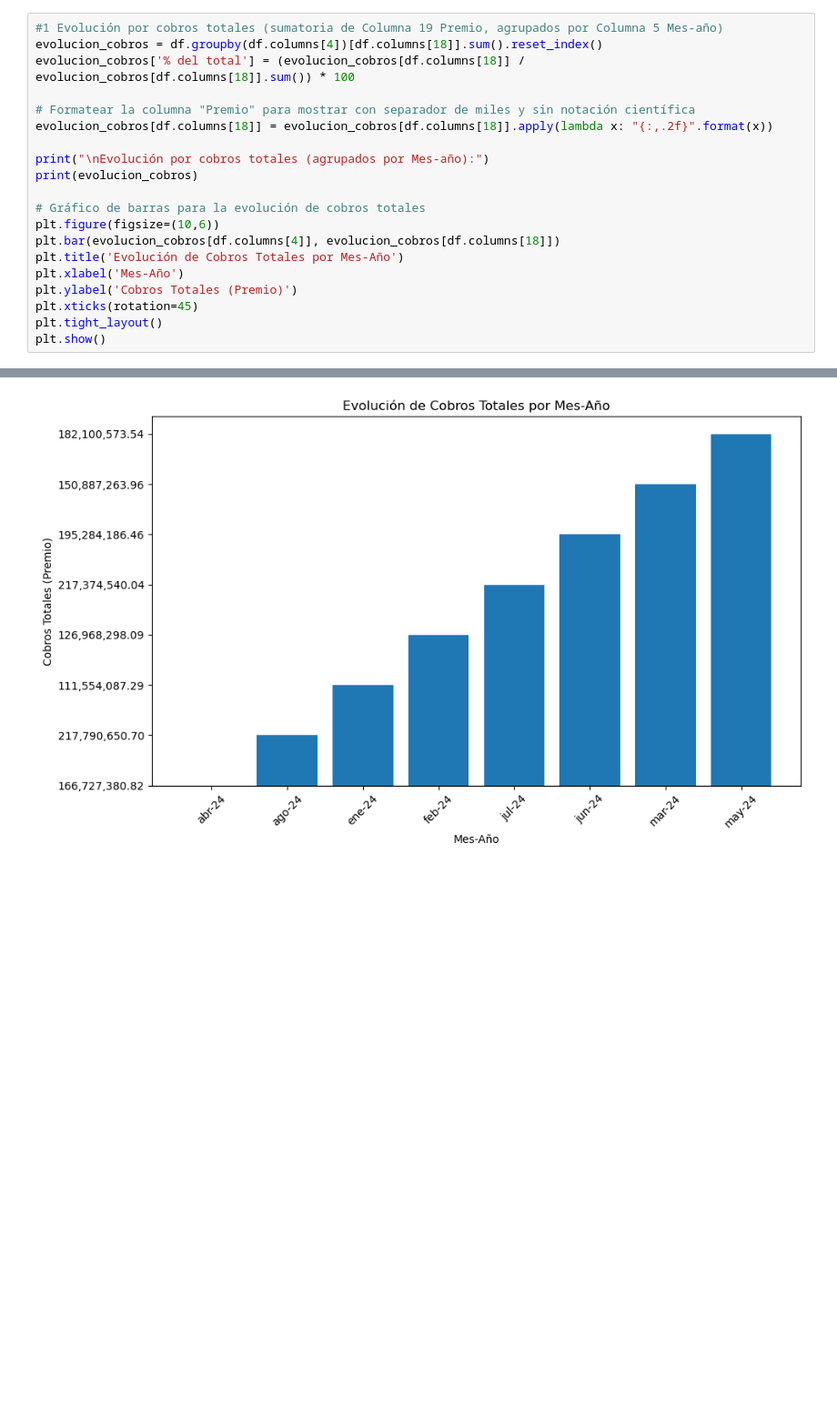
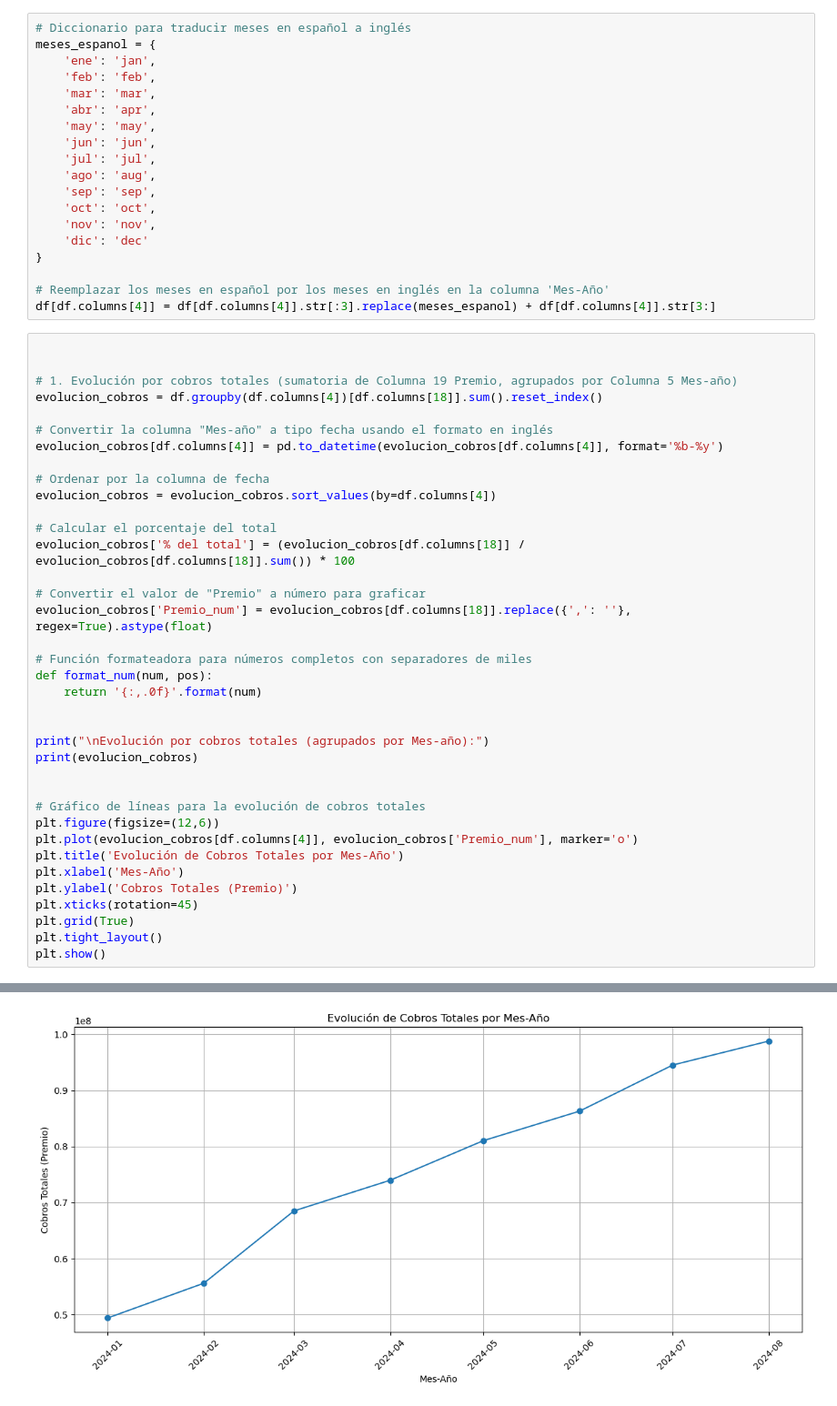
Before and after one commit to NicoPedrosa/reporte-cobros, a Jupyter notebook: FP reporte comisiones.ipynb, the cells around one changed output, grey strips where cells are left out. Shown at 91% size. Saved outputs shown, nothing was run; the diff lists cells and outputs as text; blank space fills up the shorter version.

```diff
--- a/FP reporte comisiones.ipynb
+++ b/FP reporte comisiones.ipynb
@@ -8,21 +48,57 @@ df = pd.read_csv(file_path)
+# %%
+# Diccionario para traducir meses en español a inglés
+meses_espanol = {
+    'ene': 'jan',
+    'feb': 'feb',
+    'mar': 'mar',
+    'abr': 'apr',
+    'may': 'may',
+    'jun': 'jun',
+    'jul': 'jul',
+    'ago': 'aug',
+    'sep': 'sep',
+    'oct': 'oct',
+    'nov': 'nov',
+    'dic': 'dec'
+}
+
+# Reemplazar los meses en español por los meses en inglés en la columna 'Mes-Año'
+df[df.columns[4]] = df[df.columns[4]].str[:3].replace(meses_espanol) + df[df.columns[4]].str[3:]
 # %%
-#1 Evolución por cobros totales (sumatoria de Columna 19 Premio, agrupados por Columna 5 Mes-año)
+
+
+# 1. Evolución por cobros totales (sumatoria de Columna 19 Premio, agrupados por Columna 5 Mes-año)
 evolucion_cobros = df.groupby(df.columns[4])[df.columns[18]].sum().reset_index()
+
+# Convertir la columna "Mes-año" a tipo fecha usando el formato en inglés
+evolucion_cobros[df.columns[4]] = pd.to_datetime(evolucion_cobros[df.columns[4]], format='%b-%y')
+
+# Ordenar por la columna de fecha
+evolucion_cobros = evolucion_cobros.sort_values(by=df.columns[4])
+
+# Calcular el porcentaje del total
 evolucion_cobros['% del total'] = (evolucion_cobros[df.columns[18]] / evolucion_cobros[df.columns[18]].sum()) * 100
 
-# Formatear la columna "Premio" para mostrar con separador de miles y sin notación científica
-evolucion_cobros[df.columns[18]] = evolucion_cobros[df.columns[18]].apply(lambda x: "{:,.2f}".format(x))
+# Convertir el valor de "Premio" a número para graficar
+evolucion_cobros['Premio_num'] = evolucion_cobros[df.columns[18]].replace({',': ''}, regex=True).astype(float)
+
+# Función formateadora para números completos con separadores de miles
+def format_num(num, pos):
+    return '{:,.0f}'.format(num)
+
 
 print("\nEvolución por cobros totales (agrupados por Mes-año):")
 print(evolucion_cobros)
 
-# Gráfico de barras para la evolución de cobros totales
-plt.figure(figsize=(10,6))
-plt.bar(evolucion_cobros[df.columns[4]], evolucion_cobros[df.columns[18]])
+
+# Gráfico de líneas para la evolución de cobros totales
+plt.figure(figsize=(12,6))
+plt.plot(evolucion_cobros[df.columns[4]], evolucion_cobros['Premio_num'], marker='o')
 plt.title('Evolución de Cobros Totales por Mes-Año')
 plt.xlabel('Mes-Año')
 plt.ylabel('Cobros Totales (Premio)')
 plt.xticks(rotation=45)
+plt.grid(True)
 plt.tight_layout()
 plt.show()
 # %% [output]
@@ -39,2 +115,2 @@ Evolución por cobros totales (agrupados por Mes-año):
-[figure, old version]
+[figure, new version]
 # %%
```
Also changed, not shown: parts of 13 cells of this notebook.
